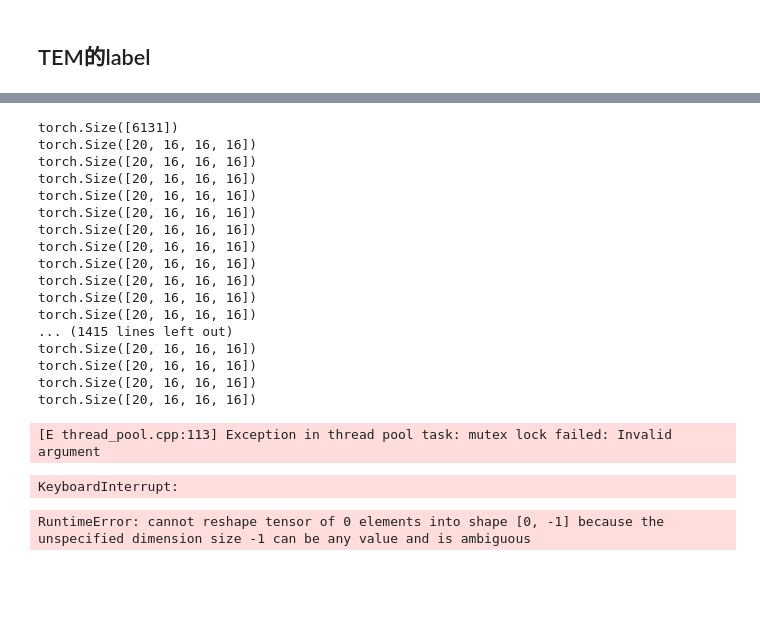
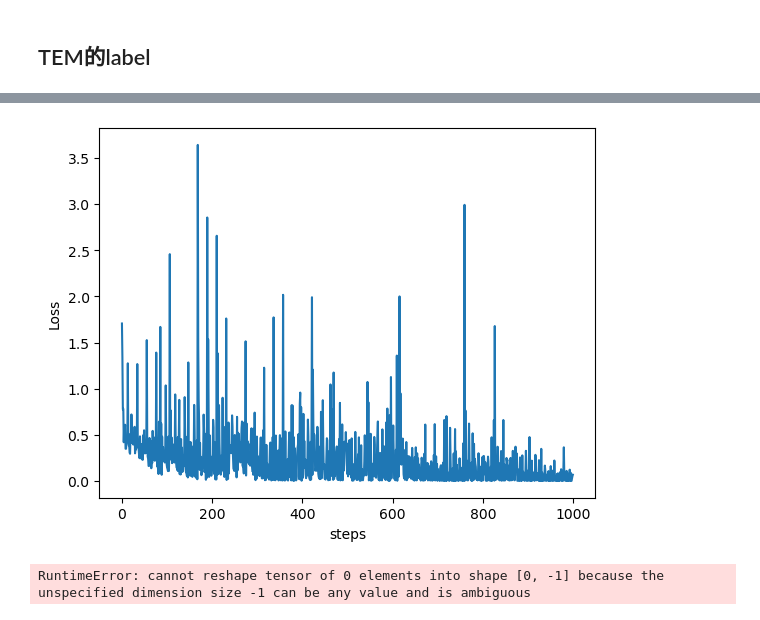
Before and after one commit to CharlesDCXX/Deep-Q-Learning-Paper-To-Code, a Jupyter notebook: tasknet/tem_test.ipynb, the cells around one changed output, grey strips where cells are left out. Drawn from its saved outputs; the diff is of its cells as text; code cells hidden in the pictures; blank space fills up the shorter version.

```diff
--- a/tasknet/tem_test.ipynb
+++ b/tasknet/tem_test.ipynb
@@ -221,52 +219,41 @@ class CNN(nn.Module):
         output = self.test(output)
         return output
 # %%
-
-EPOCH = 1000
+import matplotlib.pyplot as plt
+EPOCH = 100
 LR = 0.001          # 学习率
 
 cnn = CNN()
 
 optimizer = torch.optim.Adam(cnn.parameters(), lr=LR)   # optimize all cnn parameters
 loss_func = nn.CrossEntropyLoss()   # the target label is not one-hotted
 
 s_ = np.expand_dims(chopped_map1[:6000], axis=1)
 torch_data = torch.Tensor(s_)
 
 # print(cnn(torch_data))
 
 b_y = torch.LongTensor(history_action_list)
 
 test_y = torch.LongTensor(action_list_space)
 
 bacht_size = 20
+losses = []
 for epoch in range(EPOCH):
     for step in range(0,2040,bacht_size):   # 分配 batch data, normalize x when iterate train_loader
         output = cnn(torch_data[step:step+bacht_size],b_y[step:step+bacht_size])               # cnn output
         loss = loss_func(output, test_y[step:step+bacht_size])   # cross entropy loss
         optimizer.zero_grad()           # clear gradients for this training step
         loss.backward()                 # backpropagation, compute gradients
         optimizer.step()                # apply gradients
+        if step % 100 == 0:
+            losses.append(loss.item())
+plt.plot(range(1000), losses[0:1000])
+plt.xlabel('steps')
+plt.ylabel('Loss')
+plt.show()
 # %% [output]
-torch.Size([6131])
-torch.Size([20, 16, 16, 16])
-torch.Size([20, 16, 16, 16])
-torch.Size([20, 16, 16, 16])
-torch.Size([20, 16, 16, 16])
-torch.Size([20, 16, 16, 16])
-torch.Size([20, 16, 16, 16])
-torch.Size([20, 16, 16, 16])
-torch.Size([20, 16, 16, 16])
-torch.Size([20, 16, 16, 16])
-torch.Size([20, 16, 16, 16])
-torch.Size([20, 16, 16, 16])
-... (1415 lines left out)
-torch.Size([20, 16, 16, 16])
-torch.Size([20, 16, 16, 16])
-torch.Size([20, 16, 16, 16])
-torch.Size([20, 16, 16, 16])
-[E thread_pool.cpp:113] Exception in thread pool task: mutex lock failed: Invalid argument
-KeyboardInterrupt:
+[figure, added]
 # %%
 from symbol import term
 
```
Also changed, not shown: parts of 3 cells of this notebook, 19 other files.
